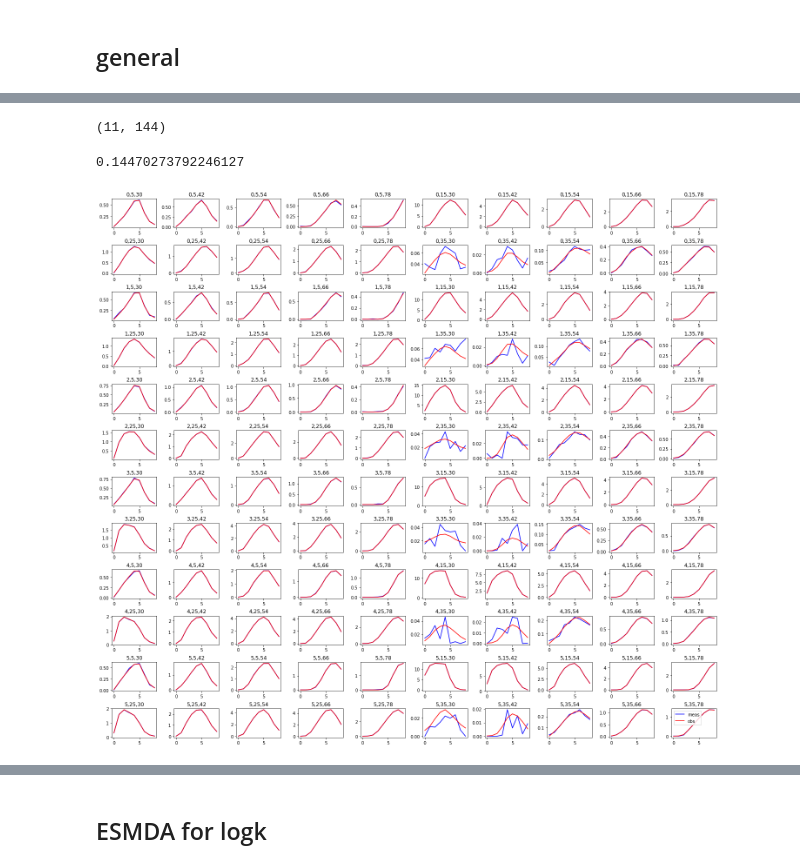
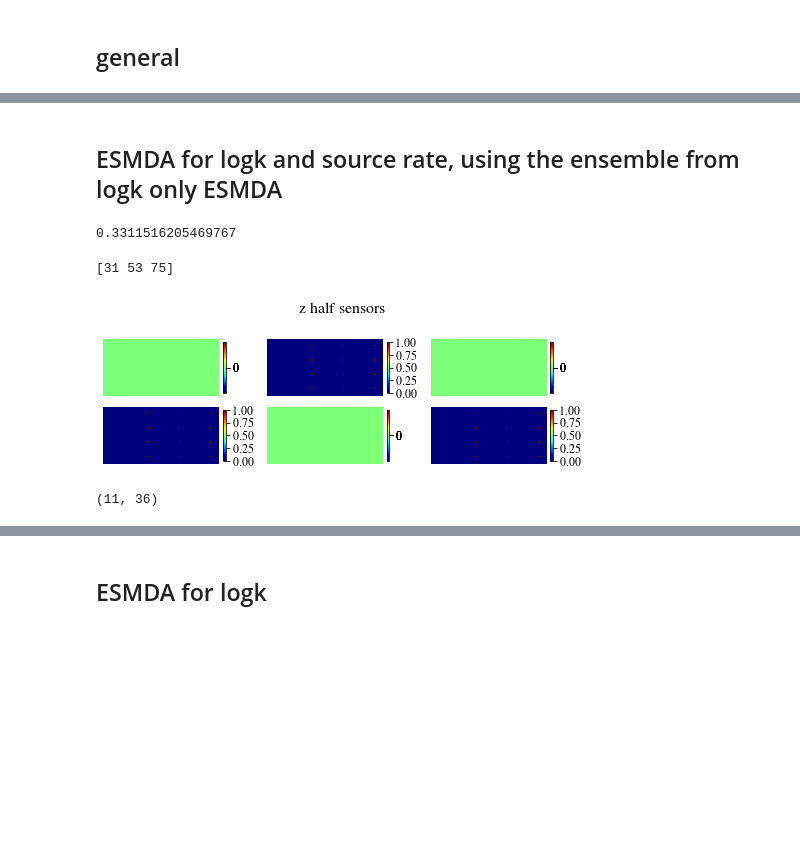
Before and after one commit to ZitongZhou/react_inverse, a Jupyter notebook: ILUES_surrogate.ipynb, the cells around one changed output, grey strips where cells are left out. Saved outputs shown, nothing was run; the diff lists cells and outputs as text; code cells hidden in the pictures; blank space fills up the shorter version.

```diff
--- a/ILUES_surrogate.ipynb
+++ b/ILUES_surrogate.ipynb
@@ -1017,0 +1101,2 @@ print(obs_ch.shape)
+# %% [markdown]
+## ESMDA for logk and source rate, using the ensemble from logk only ESMDA
@@ -1018,20 +1197,54 @@ print(obs_ch.shape)
+# %%
+ns = 924 + 5 + 2
+Na = 1
+Num_ens = 12*5
+s=np.zeros((Num_ens, ns, Na+1))
+# s[:,:,:924, 0] = np.stack([kd_init[:Num_ens,:] for _ in range(20)]) #start from the kd only ensemble
+s[:,:924, 0] = np.random.randn(Num_ens, 924) #start from random ensemble
+s[:, 924:929, 0] = np.stack(np.random.uniform(100, 1000, size=(Num_ens, 5)))
+s[:, 929, 0] = np.random.randint(4, 37, size=Num_ens)
+s[:, 930, 0] = np.random.randint(4, 21, size=Num_ens)
+n_s = 12
+start = time.time()
+for j in range(Num_ens//n_s):
+    _ = NN_model(s[j*n_s:(j+1)*n_s,:,0])
+print((time.time()-start)/Num_ens)
+# obs_batch.shape
+# %% [output]
+0.3311516205469767
+# %%
+## load the measurements, meas[:,0]: the measurements, meas[:, 1]: sigma for meas error.
+# with open('/content/drive/MyDrive/react_inverse/dense_ed_3d/sensor_loc.pkl', 'rb') as file:
+#     sensor = pkl.load(file)
+y_obs = np.linspace(5, 35, num=4).astype('int')
+# x_obs = np.linspace(20, 75, num=6).astype('int')
+x_obs = np.linspace(31, 75, num=3).astype('int')
+print(x_obs)
+sensor = np.zeros((6, 41, 81))
+for i in range(len(y_obs)):
+    for j in [1, 3, 5]:
+        for k in range(len(x_obs)):
+            sensor[j, int(y_obs[i]), int(x_obs[k])] = 1
+fig = simple_plot(sensor, 'z half sensors')
+sensor = sensor>0
+fig.savefig('/content/drive/MyDrive/react_inverse/ESMDA/halfz/sensor.pdf')
+# %% [output]
+[31 53 75]
+[figure, added]
 # %%
-meas_sig = 0.02*obs_ch.reshape(-1)
+obs_less = []
+
+for i in range(len(real_conc)):
+    obs_less.append(real_conc[i][sensor])
+
+obs_less = np.stack(obs_less)
+meas_sig = 0.02*obs_less.reshape(-1)
 meas_sig[meas_sig<10.] = 0.01
 np.random.seed(888)
-meas_data = obs_ch + np.random.normal(np.zeros(len(obs_ch.reshape(-1))), meas_sig).reshape(obs_ch.shape)
-meas_data[meas_data<0] = 0
-# with open('/content/drive/MyDrive/react_inverse/ILUES/6_HMC_meas.pkl','wb') as file:
-#     pkl.dump([real_kd_latent, log_K, meas_data], file)
+meas_data_less = obs_less + np.random.normal(
+    np.zeros(len(obs_less.reshape(-1))), meas_sig
+    ).reshape(obs_less.shape)
+meas_data_less[meas_data_less<0] = 0
+meas_data_less.shape
+# %% [output]
+(11, 36)
-# %%
-meas_data.shape
-# %% [output]
-(11, 144)
-# %%
-sum((obs_ch.reshape(-1)- meas_data.reshape(-1))**2)
-# %% [output]
-0.14470273792246127
-# %%
-vis_sensors_2(to_numpy(meas_data[1:,]), to_numpy(obs_ch[1:,]), np.where(sensor), '')
-# %% [output]
-[figure, removed]
```
Also changed, not shown: parts of 44 cells of this notebook.
